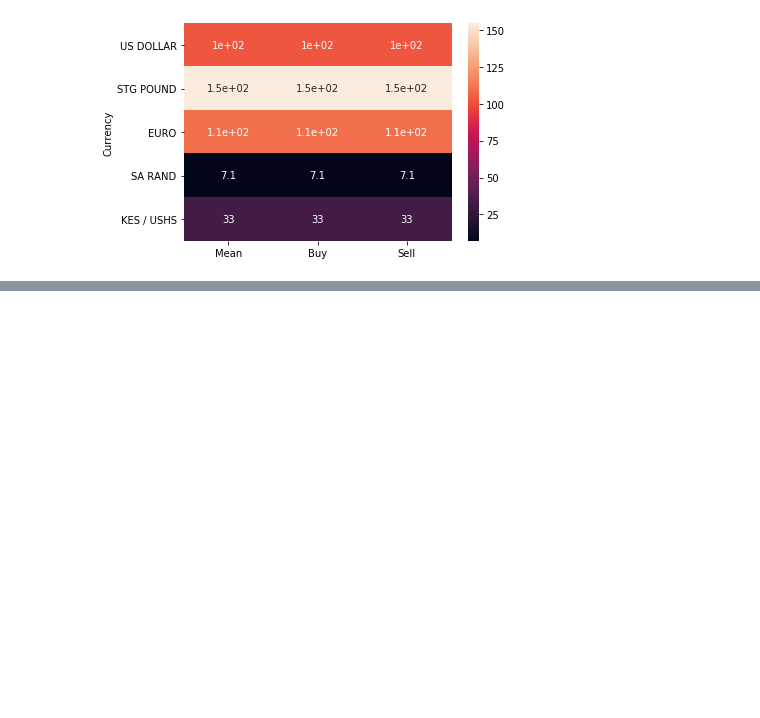
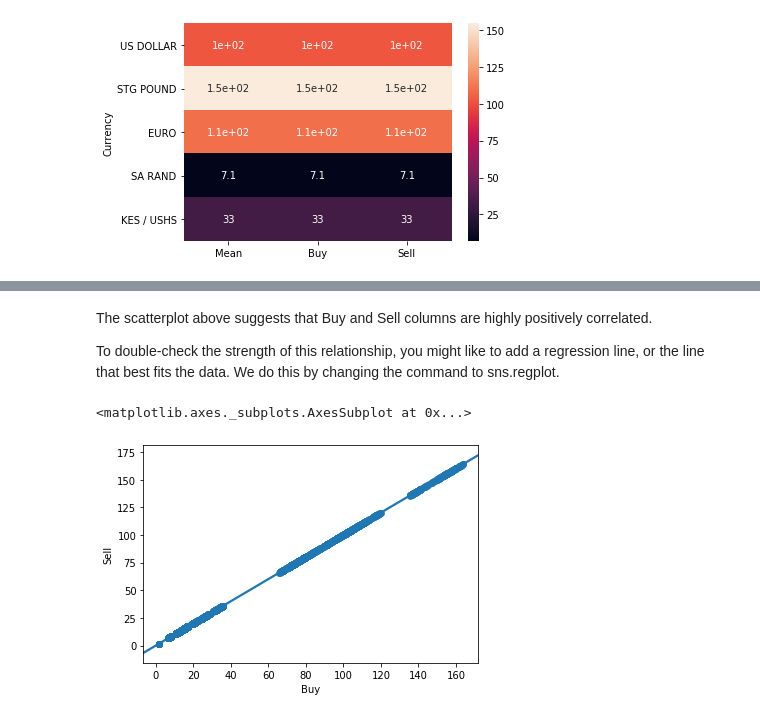
Before and after one commit to AubreyJohns/Data-Visualization, a Jupyter notebook: Data Visualization Seaborn.ipynb, the cells around one changed output, grey strips where cells are left out. Cells and saved outputs as stored; diff of their text form; code cells hidden in the pictures; blank space fills up the shorter version.

```diff
--- a/Data Visualization Seaborn.ipynb
+++ b/Data Visualization Seaborn.ipynb
@@ -196,0 +212,9 @@ sns.heatmap(data=sample_cbk_df, annot=True)
+# %% [markdown]
+The scatterplot above suggests that Buy and Sell columns are highly positively correlated.
+
+To double-check the strength of this relationship, you might like to add a regression line, or the line that best fits the data. We do this by changing the command to sns.regplot.
+# %%
+sns.regplot(x=cbk_df['Buy'], y=cbk_df['Sell'])
+# %% [output]
+<matplotlib.axes._subplots.AxesSubplot at 0x...>
+[figure, added]
```
Also changed, not shown: parts of 17 cells of this notebook, 1 other file.
